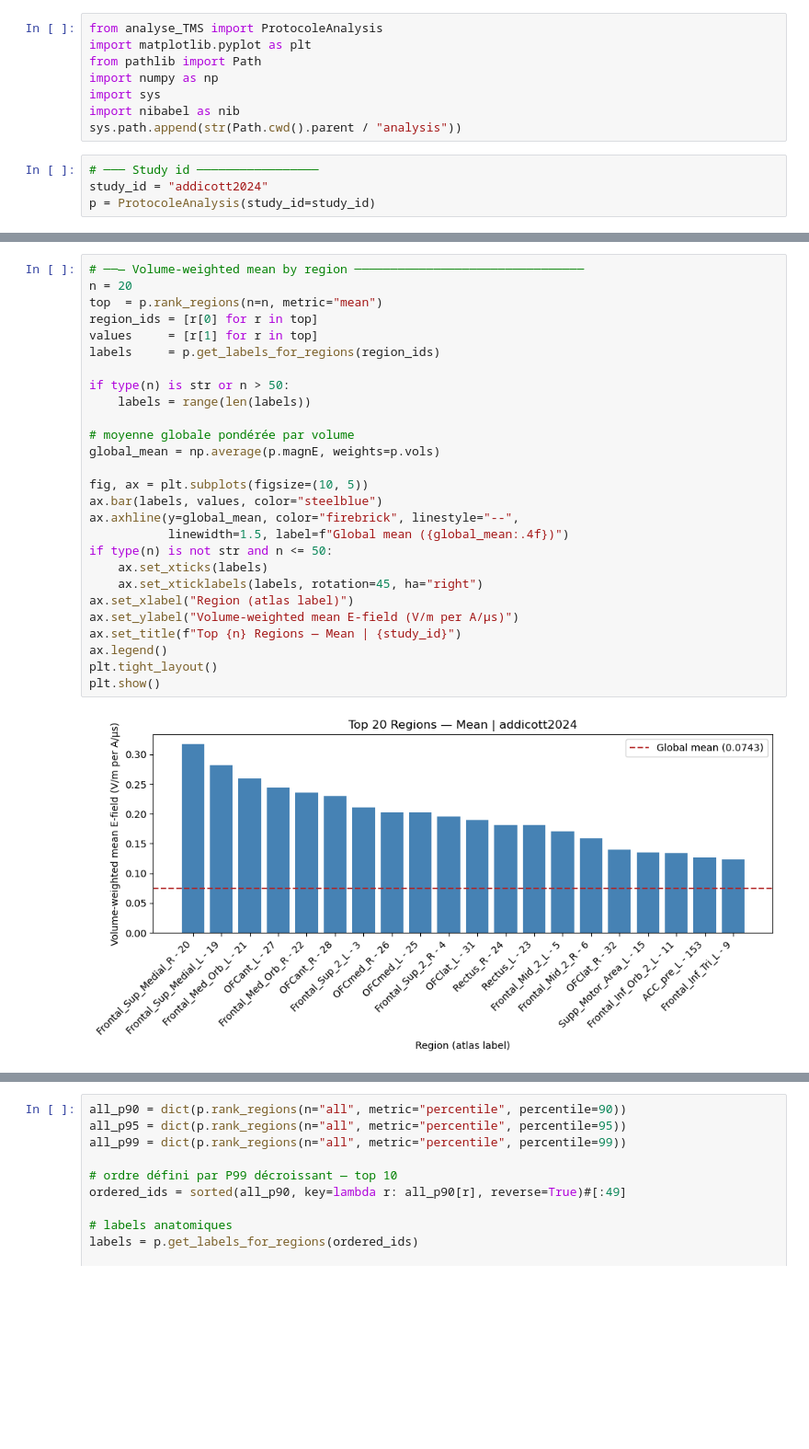
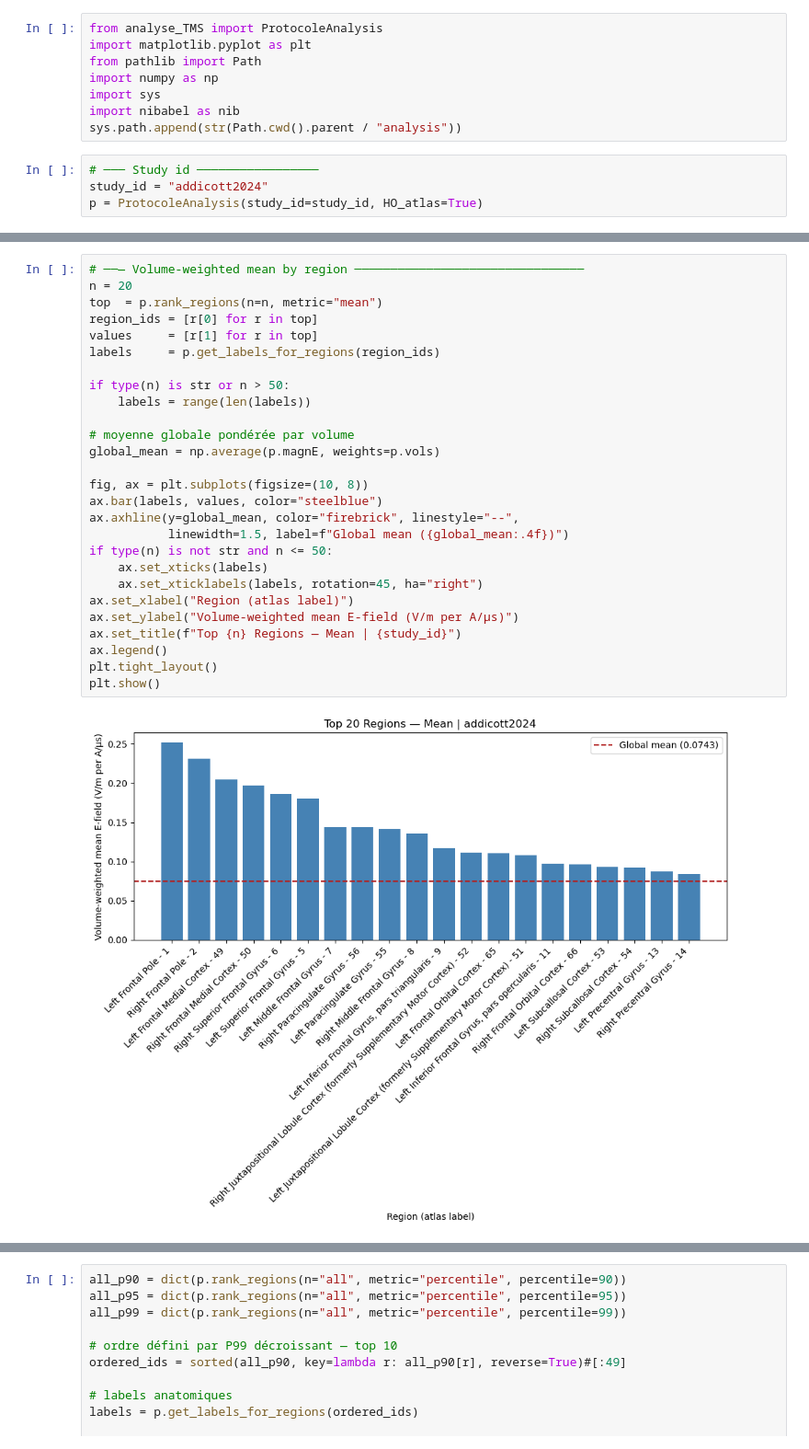
Before and after one commit to BastienBedard/SimNIBS_edits_2026, a Jupyter notebook: analysis/graph_TMS.ipynb, the cells around one changed output, grey strips where cells are left out. Shown at 92% size. Drawn from its saved outputs; the diff is of its cells as text; blank space fills up the shorter version.

Commit message:
Ajout de l'atlas Harvard-Oxford

```diff
--- a/analysis/graph_TMS.ipynb
+++ b/analysis/graph_TMS.ipynb
@@ -9,4 +9,4 @@ sys.path.append(str(Path.cwd().parent / "analysis"))
 # %%
 # ─── Study id ─────────────────
 study_id = "addicott2024"
-p = ProtocoleAnalysis(study_id=study_id)
+p = ProtocoleAnalysis(study_id=study_id, HO_atlas=True)
@@ -74,32 +77,32 @@ Region       N Elements    Volume (mm³)
 # %%
 # ──— Volume-weighted mean by region ────────────────────────────────
 n = 20
 top  = p.rank_regions(n=n, metric="mean")
 region_ids = [r[0] for r in top]
 values     = [r[1] for r in top]
 labels     = p.get_labels_for_regions(region_ids)
 
 if type(n) is str or n > 50:
     labels = range(len(labels))
 
 # moyenne globale pondérée par volume
 global_mean = np.average(p.magnE, weights=p.vols)
 
-fig, ax = plt.subplots(figsize=(10, 5))
+fig, ax = plt.subplots(figsize=(10, 8))
 ax.bar(labels, values, color="steelblue")
 ax.axhline(y=global_mean, color="firebrick", linestyle="--",
            linewidth=1.5, label=f"Global mean ({global_mean:.4f})")
 if type(n) is not str and n <= 50:
     ax.set_xticks(labels)
     ax.set_xticklabels(labels, rotation=45, ha="right")
 ax.set_xlabel("Region (atlas label)")
 ax.set_ylabel("Volume-weighted mean E-field (V/m per A/µs)")
 ax.set_title(f"Top {n} Regions — Mean | {study_id}")
 ax.legend()
 plt.tight_layout()
 plt.show()
 # %% [output]
-[figure, old version]
+[figure, new version]
 # %%
 # ──— P95 by region ─────────────────────────────────────────────────
 n = 20
```
Also changed, not shown: parts of 6 cells of this notebook, 3 other files.
